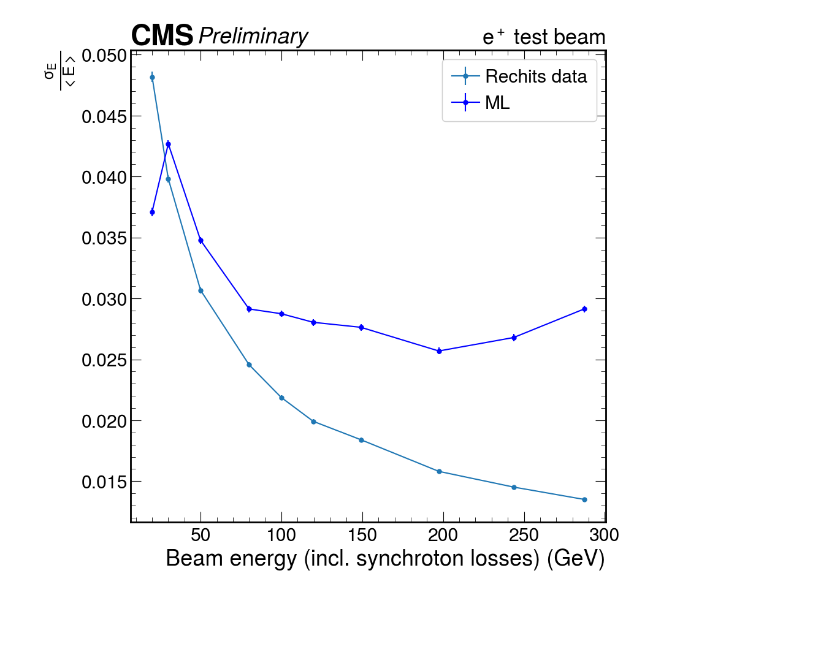
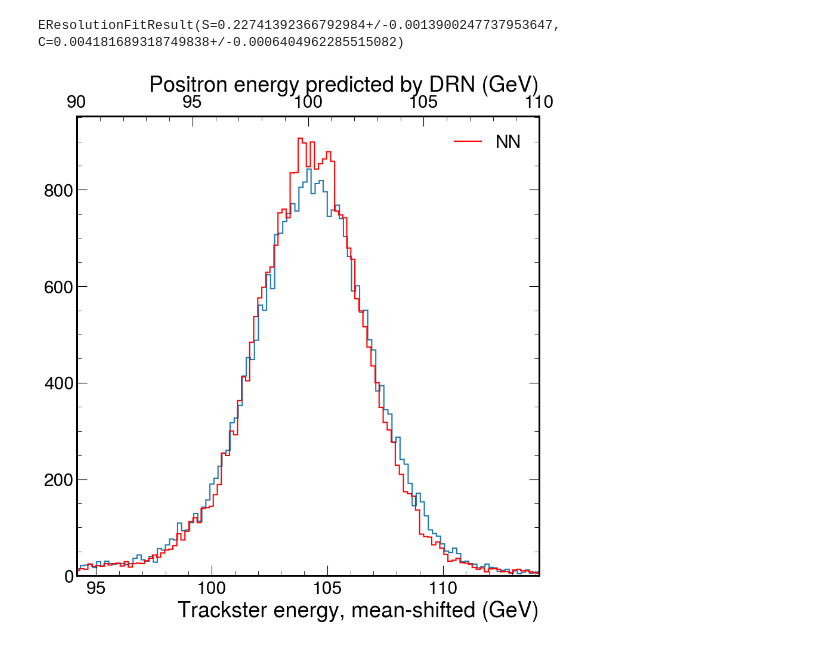
Before and after one commit to tcuisset/HgcalClue3DClusteringPlotting, a Jupyter notebook: ml/regression/drn/predict/predict.ipynb, the cells around one changed output. Drawn from its saved outputs; the diff is of its cells as text; code cells hidden in the pictures; blank space fills up the shorter version.

```diff
--- a/ml/regression/drn/predict/predict.ipynb
+++ b/ml/regression/drn/predict/predict.ipynb
@@ -76,4 +69,72 @@ For more information see: https://github.com/tensorflow/addons/issues/2807
-# %%
-fig = plotter.plotSigmaOverE_debug()
-# %% [output]
-[figure, removed]
+# %%
+from hists.store import HistogramId
+from HistogramLib.histogram import HistogramKind
+
+def makeRawHist() -> hist.Hist:
+    h, h_corr = makeHist(), makeHist()
+    for batch in datamodule.predict_dataloader():
+        h.fill(batch.beamEnergy.numpy(), batch.tracksterEnergy.numpy())
+        correctedEstimate  = model.loss_params.simpleCorrectedEnergyEstimate(batch)
+        h_corr.fill(batch.beamEnergy.numpy(), correctedEstimate.numpy())
+    return h, h_corr
+raw_h, raw_corrected_h = makeRawHist()
+
+plotter_reference = SigmaOverEPlotter(fit_data="full",  overlaySigmaOverEResults=[reader.loadSigmaOverEResults("rechits"), reader.loadSigmaOverEResults("clue3d")])
+plotter_reference.histogram_2D = raw_corrected_h
+plotter_reference.sigma_mu_fits()
+plotter_reference.fitSigmaOverE()
+# %% [output]
+EResolutionFitResult(S=0.22741392366792984+/-0.0013900247737953647, C=0.004181689318749838+/-0.0006404962285515082)
+# %%
+def getMPVLocation(h:hist.Hist):
+    """ Get center of bin of most probable value """
+    return h.axes[0].centers[np.argmax(h.counts())]
+
+def getHistAvg(h:hist.Hist):
+    return np.average(h.axes[0].centers, weights=h.view())
+
+def computeEnergyShift(h_model, h_toScale):
+    mpv_model = getHistAvg(h_model)
+    mpv_toScale = getHistAvg(h_toScale)
+    return  mpv_toScale - mpv_model
+
+def plotCompForEnergy(beamEnergy, rebin=2, xLim=None):
+    h_pred = plotter.histogram_2D[hist.loc(beamEnergy), :]
+    # rawTracksterEnergy_h = (
+    #     reader.histStore.get(HistogramId("Clus3DClusteredEnergy", "cmssw", reader.datatype))
+    #     .getHistogram(HistogramKind.COUNT)
+    #     [{"beamEnergy":hist.loc(beamEnergy), "mainOrAllTracksters":hist.loc("mainTrackster")}]
+    #     .project("clus3D_energy")
+    # )
+
+    fig, axRaw = plt.subplots()
+    #axRaw.yaxis.set_ticks_position('left')
+
+    mplhep_kwargs = dict(yerr=False)
+    hep.histplot(raw_corrected_h[{"beamEnergy":hist.loc(beamEnergy)}][::hist.rebin(rebin)], label="Raw", ax=axRaw, **mplhep_kwargs)
+
+    #axIntermediate = axRaw.twiny()
+    axNN = axRaw.twiny()
+    # need to use this intermediate axis otherwise xlabel at top does not work
+    axNN.set_xlabel("Positron energy predicted by DRN (GeV)")
+
+
+    #hep.histplot(h_pred)
+    hep.histplot(h_pred[::hist.rebin(rebin)], label="NN", ax=axNN, color="red", **mplhep_kwargs)
+    #plt.xlim(beamEnergy*0.7, beamEnergy*1.1)
+
+    axRaw.set_xlabel("Trackster energy, mean-shifted (GeV)")
+    #axNN.set_xlabel("")
+
+    if not xLim:
+        xLim = 0.9*beamEnergy,1.1*beamEnergy
+    axNN.set_xlim(xLim)
+    shift = computeEnergyShift(h_pred, raw_corrected_h[{"beamEnergy":hist.loc(beamEnergy)}])
+    #shift=0
+    axRaw.set_xlim(xLim[0]+shift, xLim[1]+shift)
+
+    plt.legend()
+
+plotCompForEnergy(100, rebin=1)
+# %% [output]
+[figure, added]
```
Also changed, not shown: parts of 10 cells of this notebook, 33 other files.
